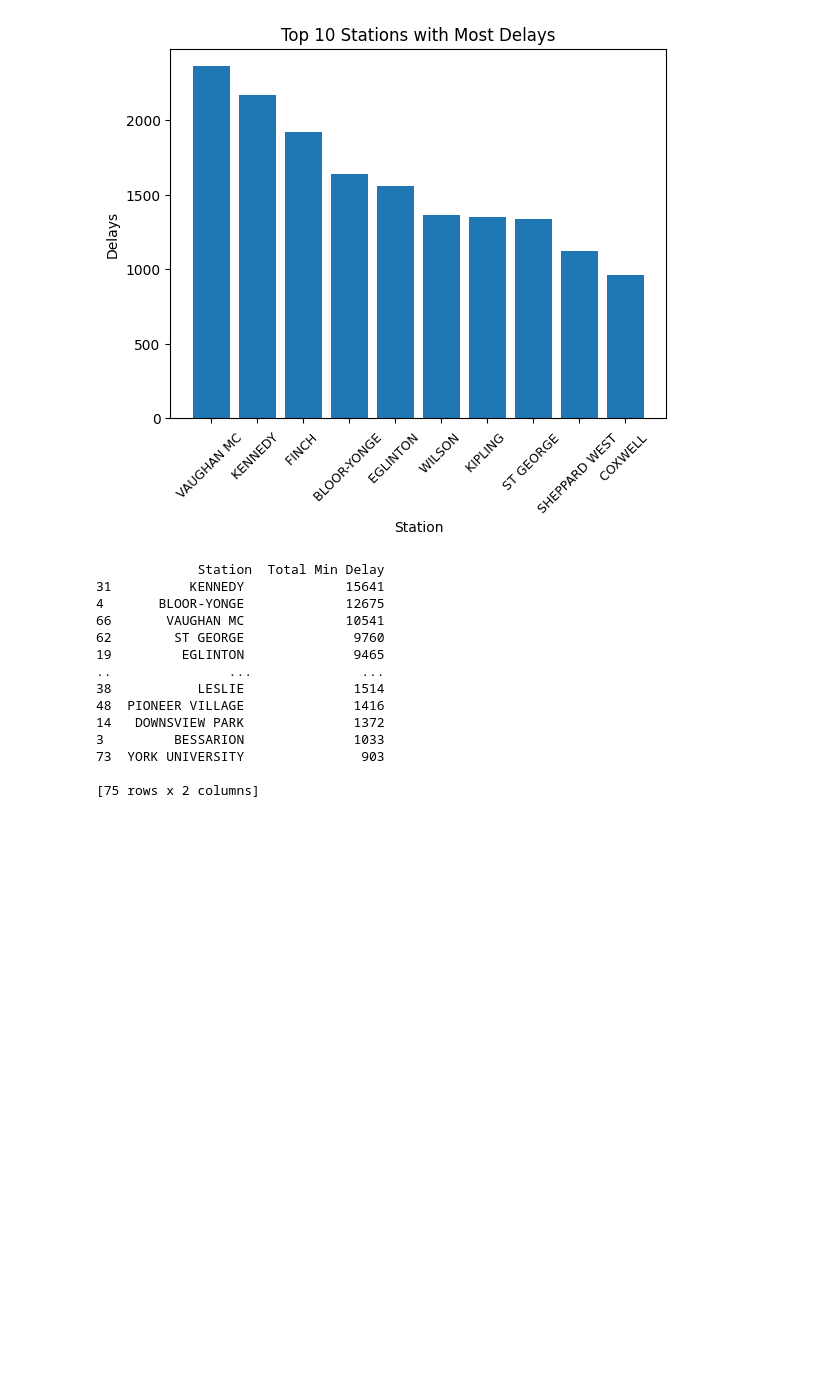
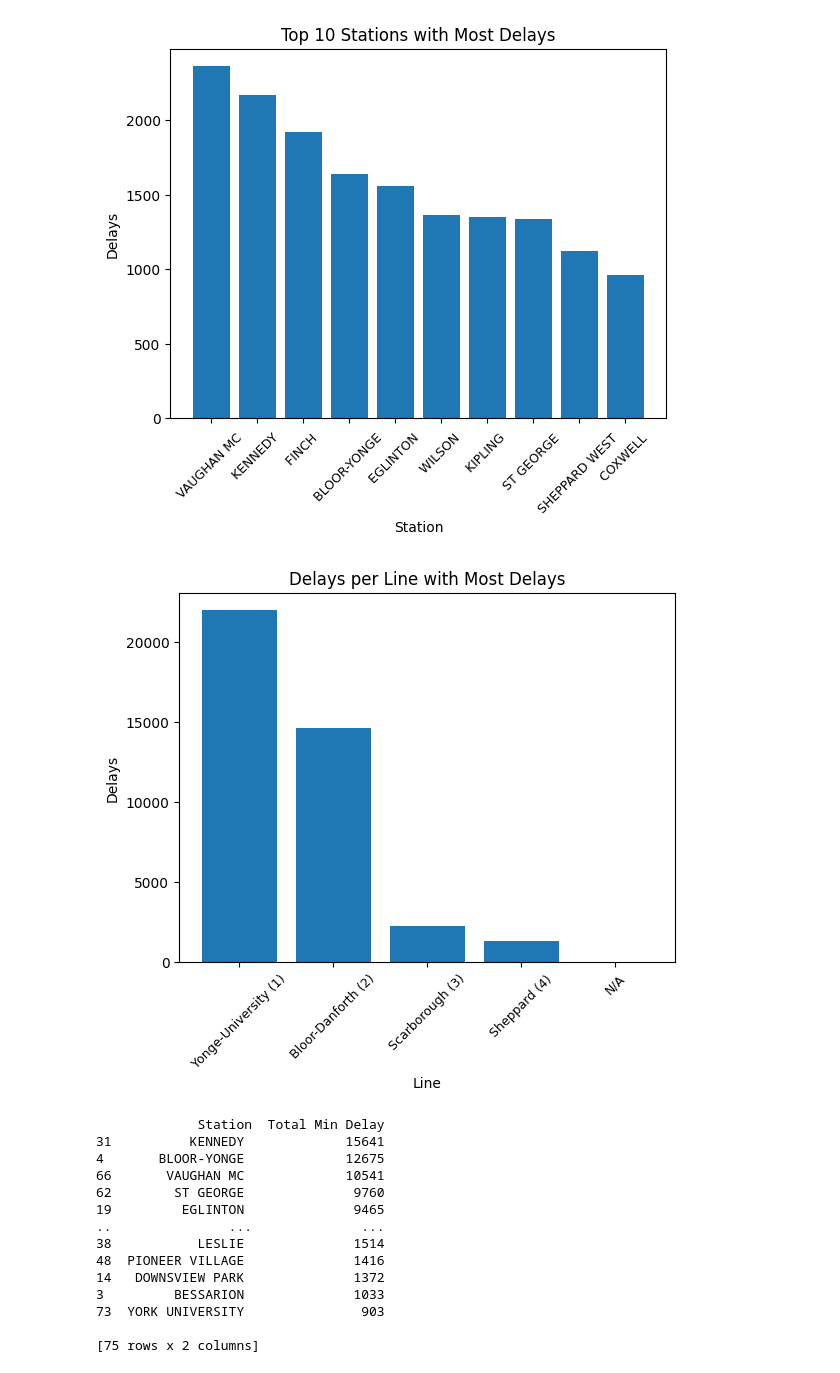
Before and after one commit to euan-nr/TTC-Incident-Reporting, a Jupyter notebook: TTC_Delays.ipynb, the cells around one changed output. Saved outputs shown, nothing was run; the diff lists cells and outputs as text; code cells hidden in the pictures; blank space fills up the shorter version.

```diff
--- a/TTC_Delays.ipynb
+++ b/TTC_Delays.ipynb
@@ -193,6 +212,21 @@ def stationdelays(df,title):
 stationdelays(df,'Top 10 Stations with Most Delays')
 # %% [output]
 [figure]
+# %%
+def linedelays(df,title):
+  line_list=df["Line"].unique().tolist()
+  line_counts=df['Line'].value_counts().sort_index()
+  sort_line=line_counts.sort_values(ascending=False).head(10) #sort lines by delay time
+  df_linecounts = pd.DataFrame({'Station': sort_line.index, 'Count': sort_line.values})
+  plt.bar(df_linecounts['Station'], df_linecounts['Count'])
+  plt.xlabel('Line')
+  plt.ylabel('Delays')
+  plt.title(title)
+  plt.xticks(fontsize=9,rotation=45)
+  plt.show()
+linedelays(df,'Delays per Line with Most Delays')
+# %% [output]
+[figure, added]
 # %%
 #Total delay time over stations
 station_delay_sum = df.groupby('Station')['Min Delay'].sum().reset_index()
```
Also changed, not shown: parts of 10 cells of this notebook.
